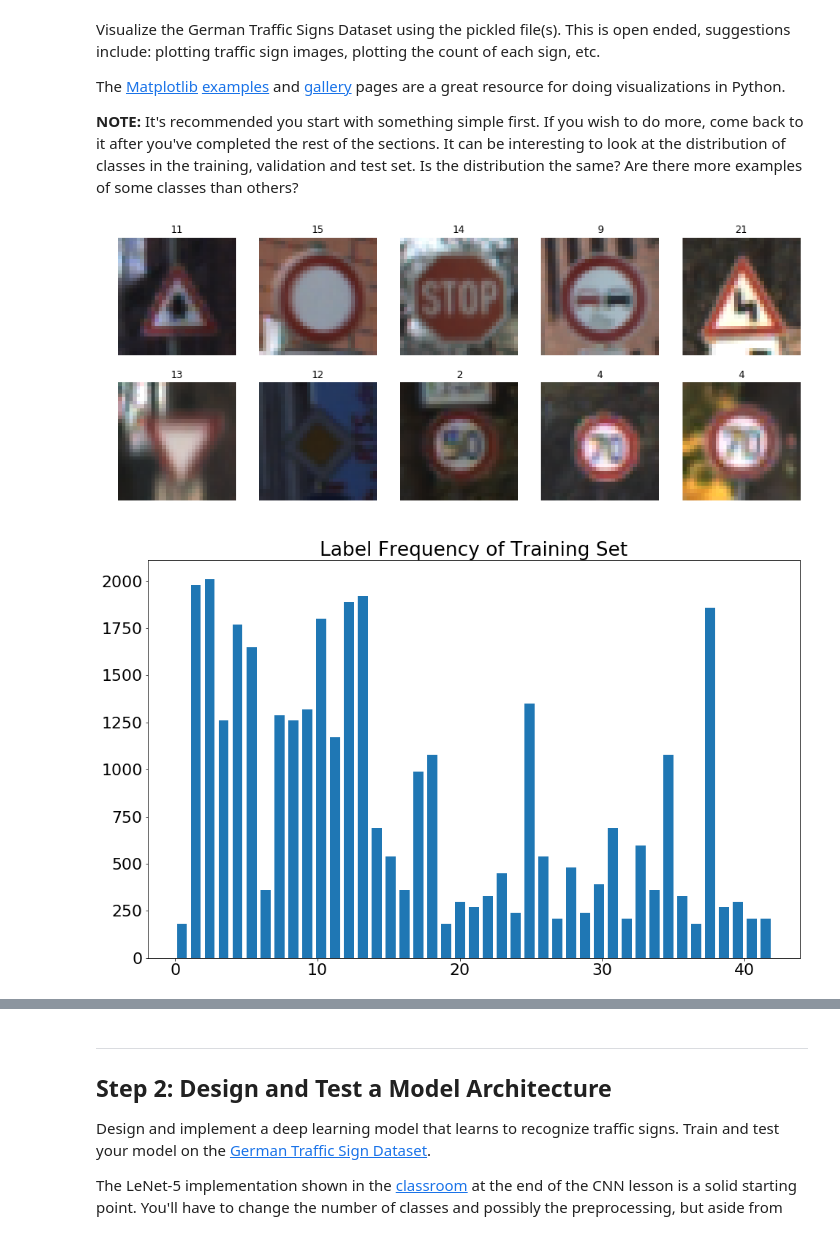
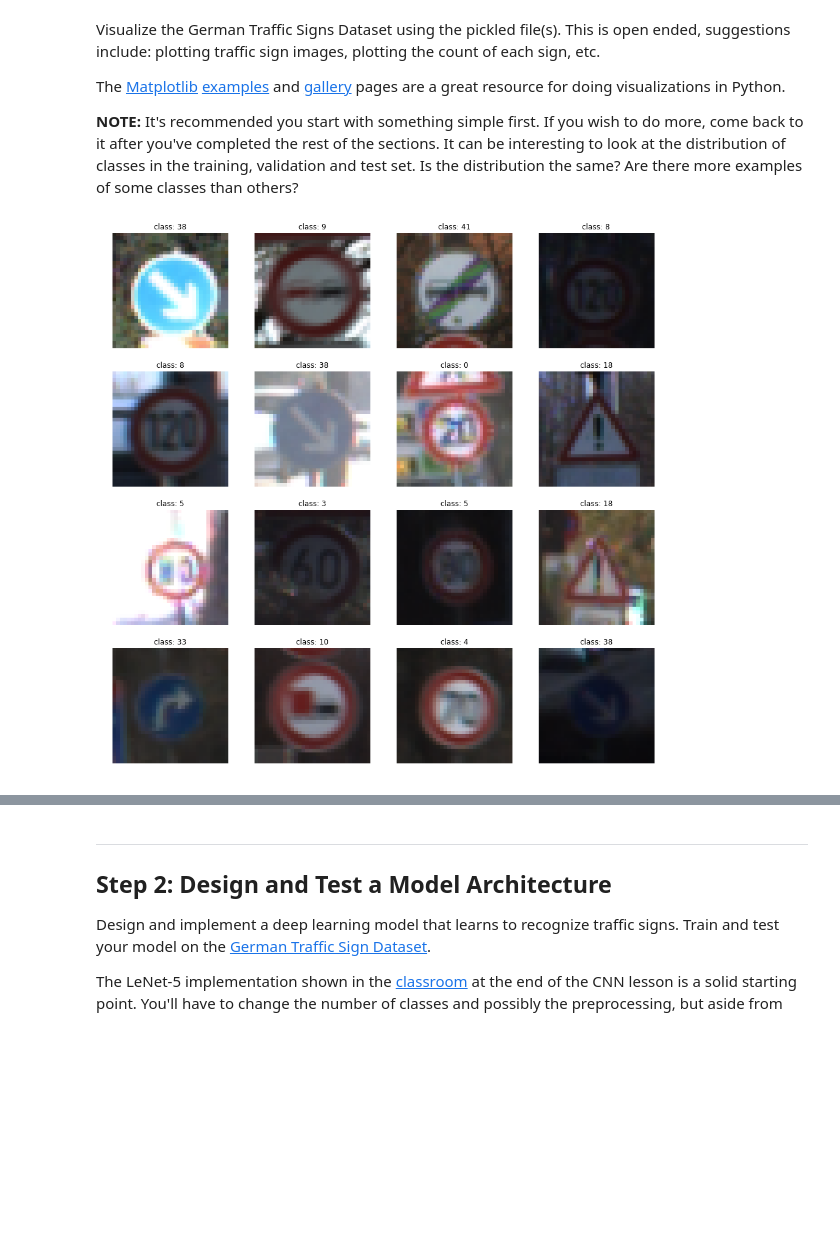
Before and after one commit to yizonggen/CarND-Traffic-Sign-Classifier-Project, a Jupyter notebook: Traffic_Sign_Classifier.ipynb, the cells around one changed output, grey strips where cells are left out. Saved outputs shown, nothing was run; the diff lists cells and outputs as text; code cells hidden in the pictures; blank space fills up the shorter version.

```diff
--- a/Traffic_Sign_Classifier.ipynb
+++ b/Traffic_Sign_Classifier.ipynb
@@ -101,31 +103,26 @@ The [Matplotlib](http://matplotlib.org/) [examples](http://matplotlib.org/exampl
 # %%
 ### Data exploration visualization code goes here.
 ### Feel free to use as many code cells as needed.
 
-# Visualizations will be shown in the notebook.
+# randomly show multiple, i.e. 16, images from the training dataset
 
-# show image of 10 random data points
-fig, axes = plt.subplots(2,5, figsize=(15, 6))
-fig.subplots_adjust(hspace = .2)
-axes = axes.ravel()
-random.seed(100)
-for i in range(10):
-    index = random.randint(0, len(X_train))
-    image = X_train[index]
-    axes[i].axis('off')
-    axes[i].imshow(image)
-    axes[i].set_title(y_train[index])
+num_row = 4
+num_col = 4
+num_img = num_row*num_col
+
+np.random.seed(100)
+random_picked_index = np.random.randint(len(X_train), size=num_img)
+
+index_array = random_picked_index.reshape((num_row, num_col))
+
+fig, axes = plt.subplots(num_row,num_col, figsize=(16, 16))
+
+for row_idx in range(num_row):
+    for col_idx in range(num_col):
+        index = index_array[row_idx, col_idx]
+        image = X_train[index]
+        axes[row_idx, col_idx].axis('off')
+        axes[row_idx, col_idx].imshow(image)
+        axes[row_idx, col_idx].set_title('class: {}'.format(y_train[index]))
 # %% [output]
-[figure, old version]
+[figure, new version]
-# %%
-# histogram of label frequency in training set
-hist, bins = np.histogram(y_train, bins=n_classes)
-width = 0.7 * (bins[1] - bins[0])
-center = (bins[:-1] + bins[1:]) / 2
-plt.figure(figsize=(16, 10))
-plt.rcParams.update({'font.size': 22})
-plt.bar(center, hist, align='center', width=width)
-plt.title("Label Frequency of Training Set")
-plt.show()
-# %% [output]
-[figure, removed]
```
Also changed, not shown: parts of 29 cells of this notebook.
